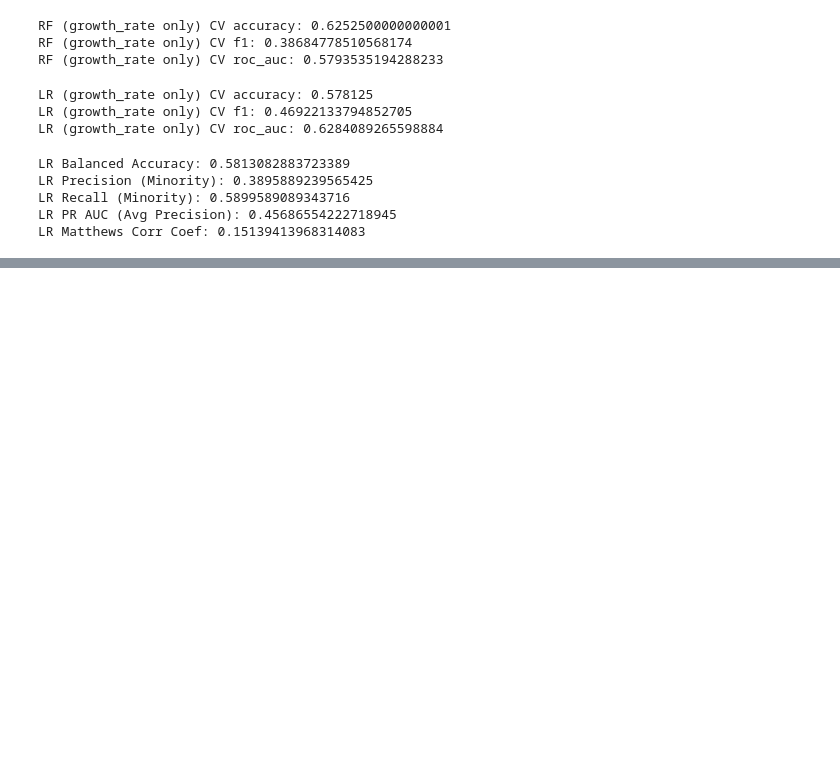
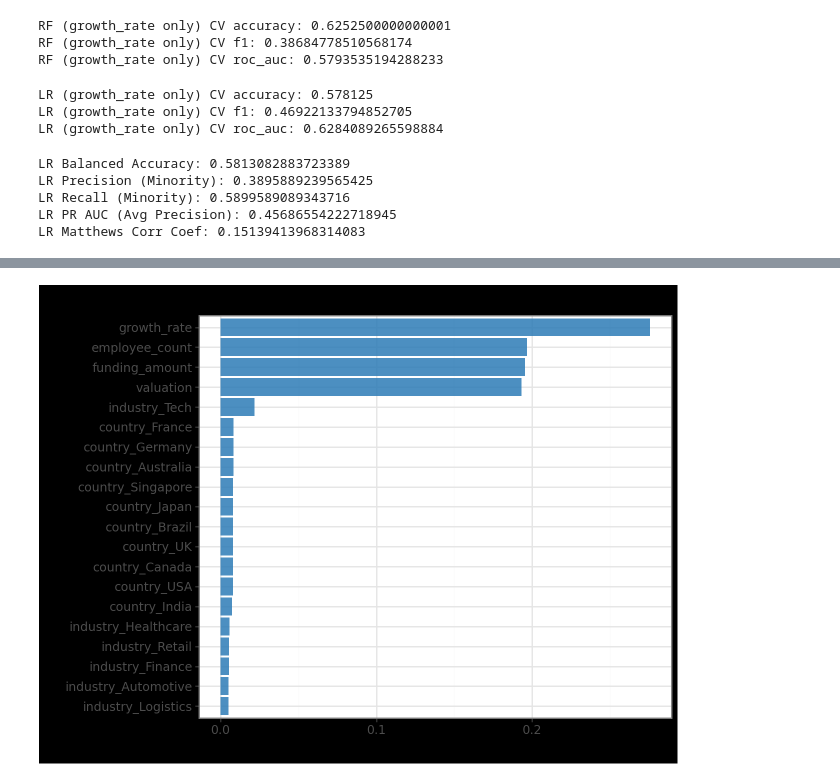
Before and after one commit to sidharthmirch/layoffs, a Jupyter notebook: classifier.ipynb, the cells around one changed output, grey strips where cells are left out. Cells and saved outputs as stored; diff of their text form; code cells hidden in the pictures; blank space fills up the shorter version.

```diff
--- a/classifier.ipynb
+++ b/classifier.ipynb
@@ -307,0 +352,34 @@ LR Matthews Corr Coef: 0.15139413968314083
+# %%
+from plotnine import coord_flip, annotate
+
+# Fit RF with optimal n_estimators=150 on the full training set for inspection
+rf_full = Pipeline(steps=[
+    ("prep", preprocessor),
+    ("model", RandomForestClassifier(n_estimators=150, random_state=123, class_weight="balanced", n_jobs=-1))
+])
+rf_full.fit(X_train, y_train)
+
+# Get feature names from the fitted ColumnTransformer
+feature_names = rf_full.named_steps["prep"].get_feature_names_out()
+importances = rf_full.named_steps["model"].feature_importances_
+
+fi_df = (
+    pd.DataFrame({"feature": feature_names, "importance": importances})
+    .sort_values("importance", ascending=False)
+    .head(20)
+)
+# Strip sklearn prefixes (num__, cat__)
+fi_df["feature"] = fi_df["feature"].str.replace(r"^(num__|cat__)", "", regex=True)
+
+(
+    ggplot(fi_df, aes(x="reorder(feature, importance)", y="importance"))
+    + geom_bar(stat="identity", fill="#2c7bb6", alpha=0.85)
+    + coord_flip()
+    + labs(
+        title="RF Feature Importances — all features (top 20)",
+        x="Feature", y="Mean Decrease in Impurity"
+    )
+    + theme_bw()
+)
+# %% [output]
+[figure, added]
```
Also changed, not shown: parts of 5 cells of this notebook.
